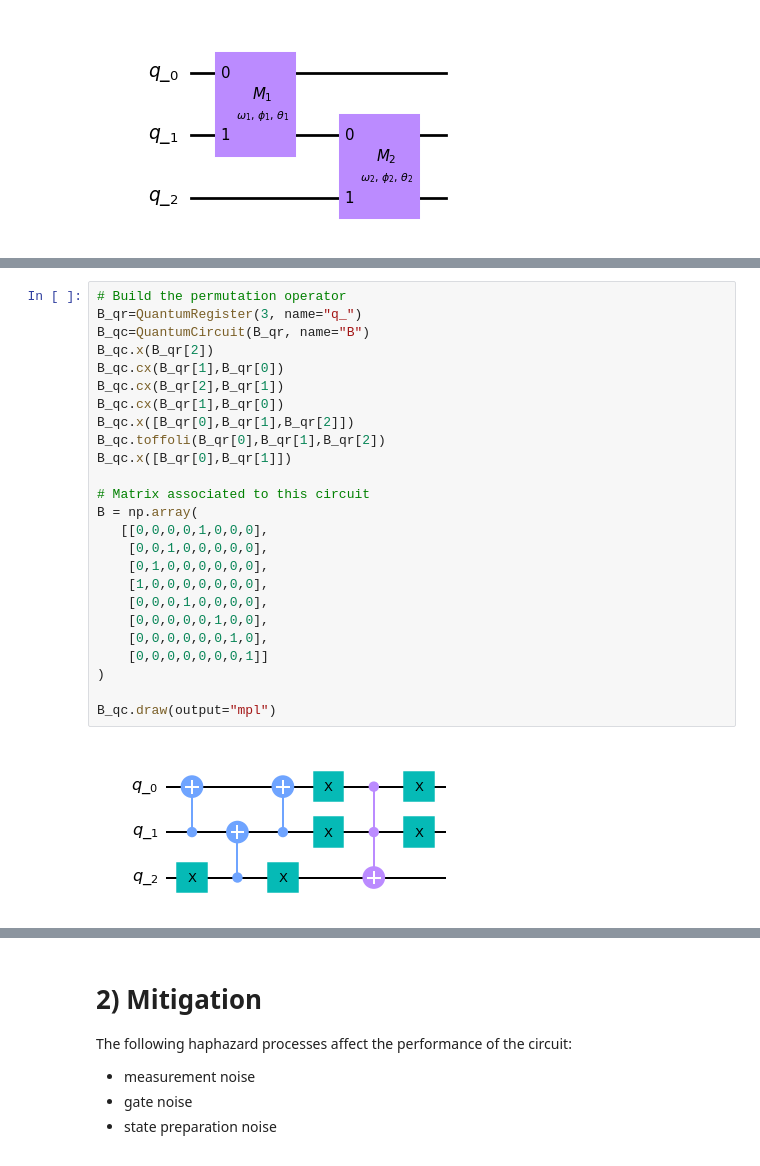
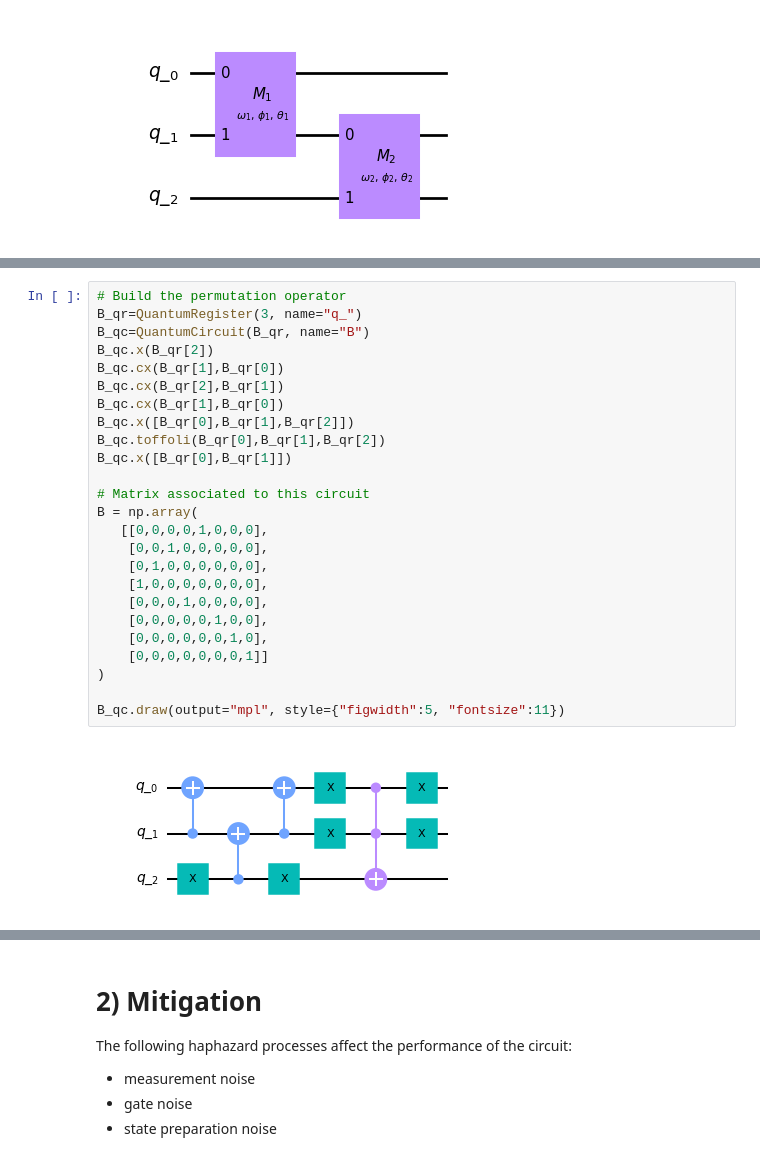
Before and after one commit to Valerio-Amico/valerio_amico_quantum_00, a Jupyter notebook: final_commit/final_commit.ipynb, the cells around one changed output, grey strips where cells are left out. Cells and saved outputs as stored; diff of their text form.

```diff
--- a/final_commit/final_commit.ipynb
+++ b/final_commit/final_commit.ipynb
@@ -142,30 +142,30 @@ Then we use `qiskit.transpile()` function to decompose $T_B$ (up to 3 c-nots), a
 # %%
 # Build the permutation operator
 B_qr=QuantumRegister(3, name="q_")
 B_qc=QuantumCircuit(B_qr, name="B")
 B_qc.x(B_qr[2])
 B_qc.cx(B_qr[1],B_qr[0])
 B_qc.cx(B_qr[2],B_qr[1])
 B_qc.cx(B_qr[1],B_qr[0])
 B_qc.x([B_qr[0],B_qr[1],B_qr[2]])
 B_qc.toffoli(B_qr[0],B_qr[1],B_qr[2])
 B_qc.x([B_qr[0],B_qr[1]])
 
 # Matrix associated to this circuit
 B = np.array(
    [[0,0,0,0,1,0,0,0],
     [0,0,1,0,0,0,0,0],
     [0,1,0,0,0,0,0,0],
     [1,0,0,0,0,0,0,0],
     [0,0,0,1,0,0,0,0],
     [0,0,0,0,0,1,0,0],
     [0,0,0,0,0,0,1,0],
     [0,0,0,0,0,0,0,1]]
 )
 
-B_qc.draw(output="mpl")
+B_qc.draw(output="mpl", style={"figwidth":5, "fontsize":11})
 # %% [output]
-[figure, old version]
+[figure, new version]
 # %%
 # The matrix D is a block of B' T B
 
```
Also changed, not shown: parts of 6 cells of this notebook, 2 other files.
